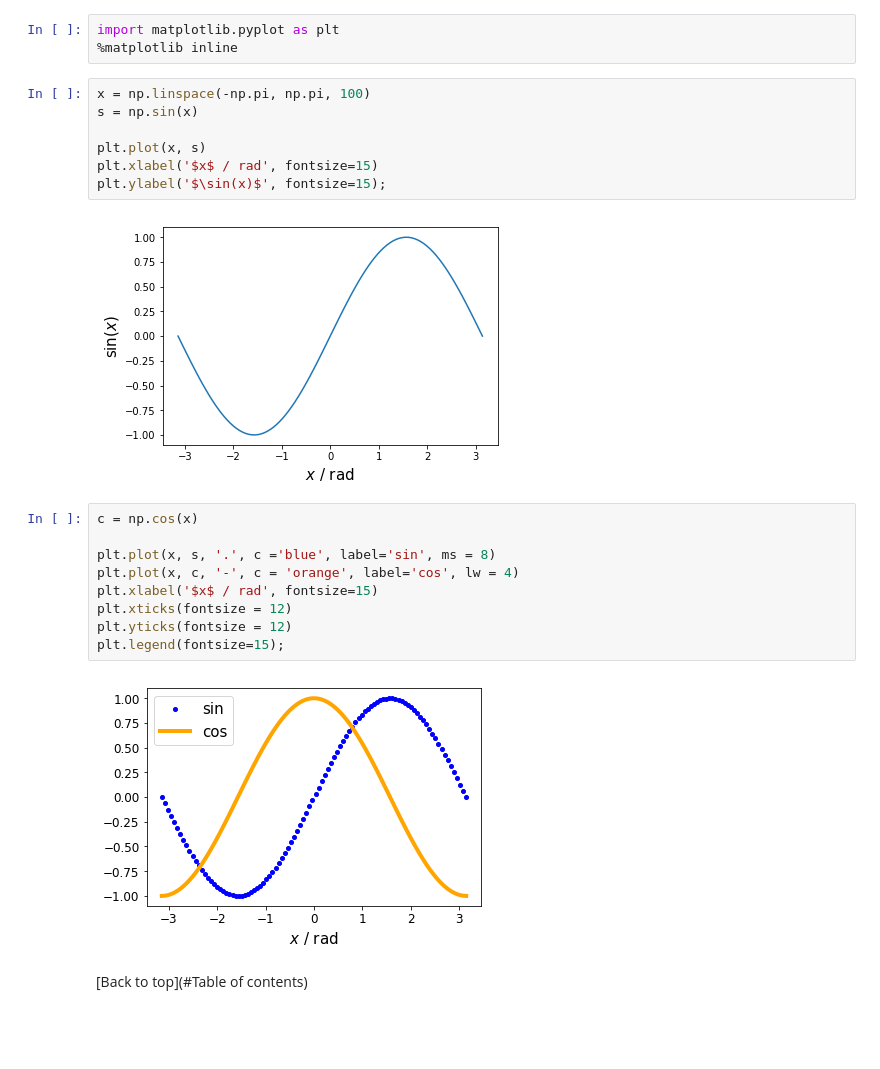
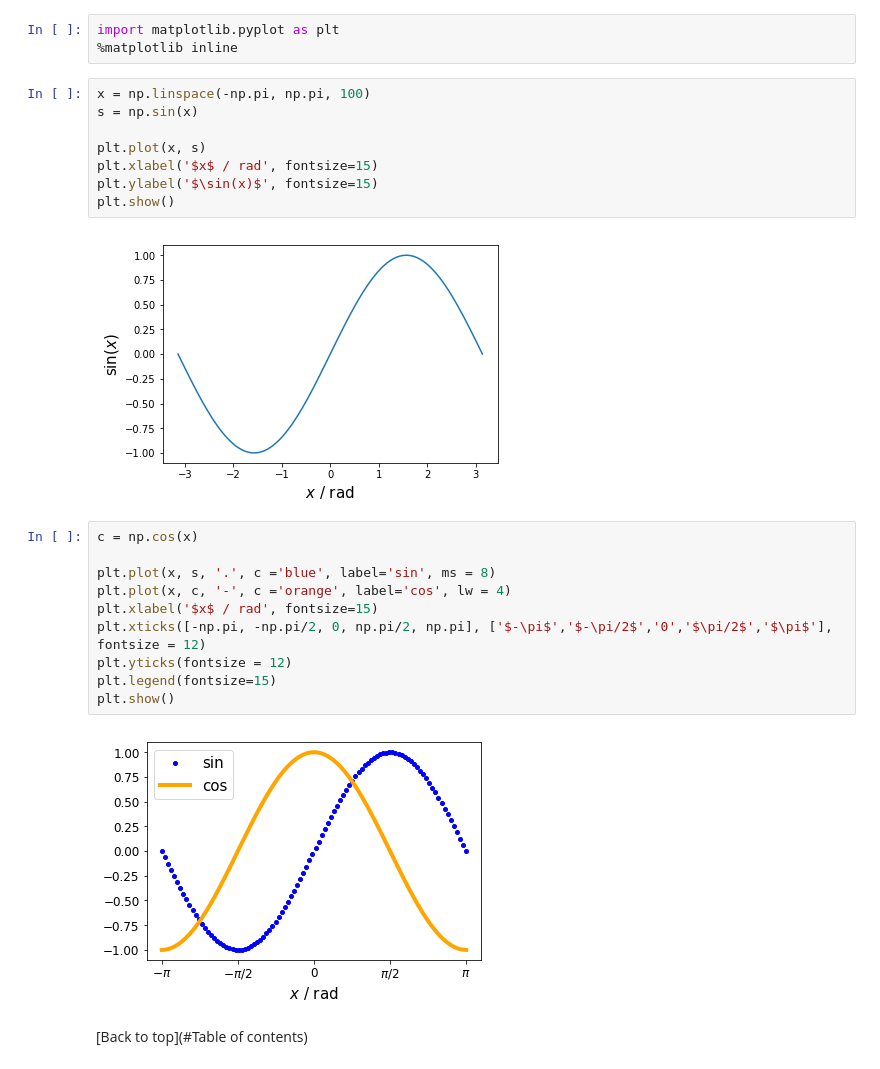
Before and after one commit to thempel/python-tutorial, a Jupyter notebook: Introduction-Jupyter-Python.ipynb, the cells around one changed output. Drawn from its saved outputs; the diff is of its cells as text; blank space fills up the shorter version.

```diff
--- a/Introduction-Jupyter-Python.ipynb
+++ b/Introduction-Jupyter-Python.ipynb
@@ -407,20 +431,22 @@ s = np.sin(x)
 
 plt.plot(x, s)
 plt.xlabel('$x$ / rad', fontsize=15)
-plt.ylabel('$\sin(x)$', fontsize=15);
+plt.ylabel('$\sin(x)$', fontsize=15)
+plt.show()
 # %% [output]
 [figure]
 # %%
 c = np.cos(x)
 
 plt.plot(x, s, '.', c ='blue', label='sin', ms = 8)
-plt.plot(x, c, '-', c = 'orange', label='cos', lw = 4)
+plt.plot(x, c, '-', c ='orange', label='cos', lw = 4)
 plt.xlabel('$x$ / rad', fontsize=15)
-plt.xticks(fontsize = 12)
+plt.xticks([-np.pi, -np.pi/2, 0, np.pi/2, np.pi], ['$-\pi$','$-\pi/2$','0','$\pi/2$','$\pi$'], fontsize = 12)
 plt.yticks(fontsize = 12)
-plt.legend(fontsize=15);
+plt.legend(fontsize=15)
+plt.show()
 # %% [output]
-[figure, old version]
+[figure, new version]
 # %% [markdown]
 [Back to top](#Table of contents)
 # %% [markdown]
```
Also changed, not shown: parts of 10 cells of this notebook.
